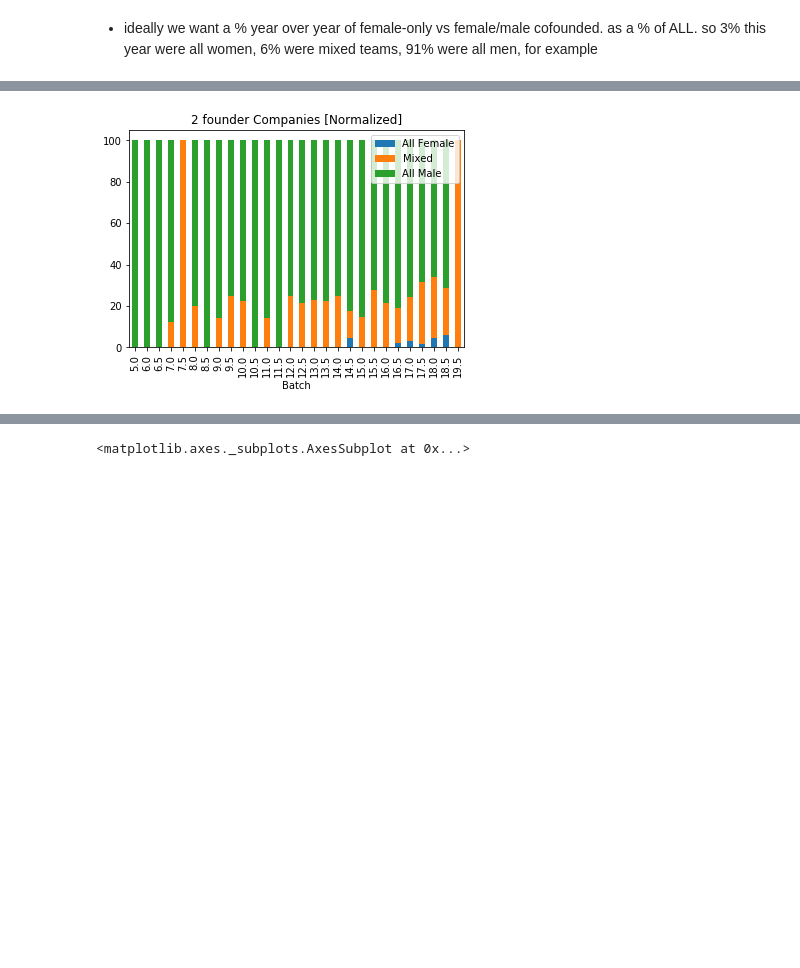
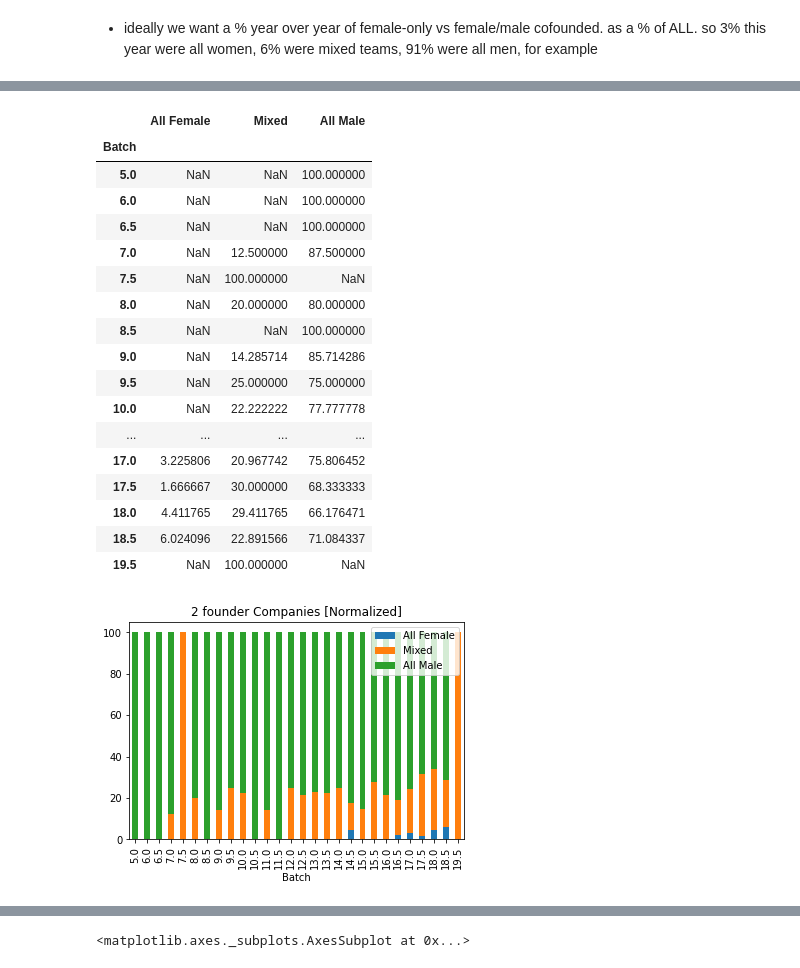
Before and after one commit to brunosan/YC-gender, a Jupyter notebook: YC gender.ipynb, the cells around one changed output, grey strips where cells are left out. Drawn from its saved outputs; the diff is of its cells as text; code cells hidden in the pictures; blank space fills up the shorter version.

```diff
--- a/YC gender.ipynb
+++ b/YC gender.ipynb
@@ -234,13 +348,32 @@ t[['All Female','Mixed','All Male']].plot(kind='bar', stacked=True, title="Solo
 # %%
 t=pd.DataFrame()
 size=2
 t['All']=df[(df['N_Founders']==size)].groupby('Batch')['N_Founders'].size()
 t['All Female']=df[(df['N_Founders']==size)&(df['F_ratio']==1)].groupby('Batch')['N_Founders'].size()/t['All']*100
 t['All Male']=  df[(df['N_Founders']==size)&(df['F_ratio']==0)].groupby('Batch')['N_Founders'].size()/t['All']*100
 t['Mixed']=    (df[(df['N_Founders']==size)&(df['F_ratio']>0)&(df['F_ratio']<1)].groupby('Batch')['N_Founders'].size())/t['All']*100
 t[['All Female','Mixed','All Male']].plot(kind='bar', stacked=True, title="2 founder Companies [Normalized]");
+t[['All Female','Mixed','All Male']]
 # %% [output]
+|  | All Female | Mixed | All Male |
+| Batch |  |  |  |
+| 5.0 | NaN | NaN | 100.000000 |
+| 6.0 | NaN | NaN | 100.000000 |
+| 6.5 | NaN | NaN | 100.000000 |
+| 7.0 | NaN | 12.500000 | 87.500000 |
+| 7.5 | NaN | 100.000000 | NaN |
+| 8.0 | NaN | 20.000000 | 80.000000 |
+| 8.5 | NaN | NaN | 100.000000 |
+| 9.0 | NaN | 14.285714 | 85.714286 |
+| 9.5 | NaN | 25.000000 | 75.000000 |
+| 10.0 | NaN | 22.222222 | 77.777778 |
+| ... | ... | ... | ... |
+| 17.0 | 3.225806 | 20.967742 | 75.806452 |
+| 17.5 | 1.666667 | 30.000000 | 68.333333 |
+| 18.0 | 4.411765 | 29.411765 | 66.176471 |
+| 18.5 | 6.024096 | 22.891566 | 71.084337 |
+| 19.5 | NaN | 100.000000 | NaN |
-[figure, old version]
+[figure, new version]
 # %%
 t=pd.DataFrame()
 size=2
```
Also changed, not shown: parts of 15 cells of this notebook.
